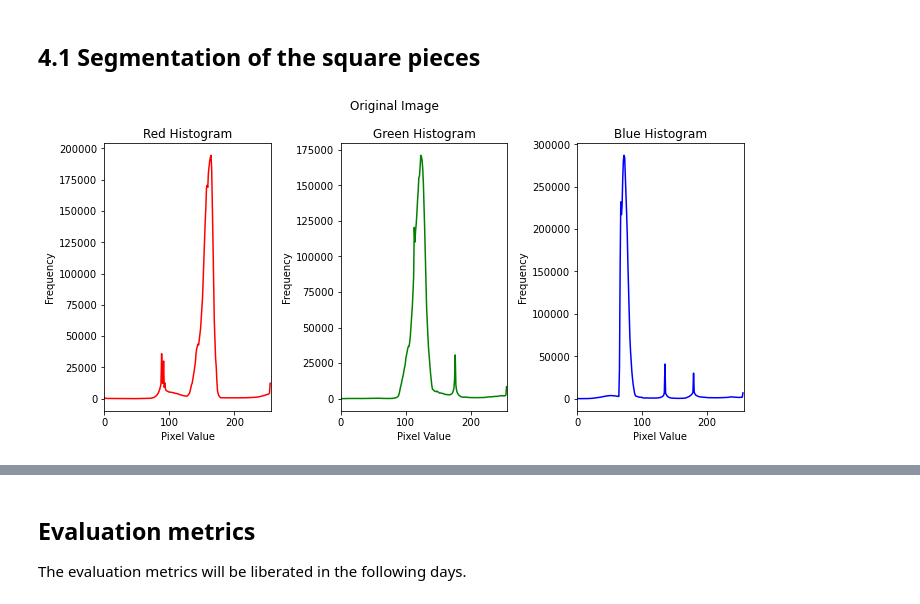
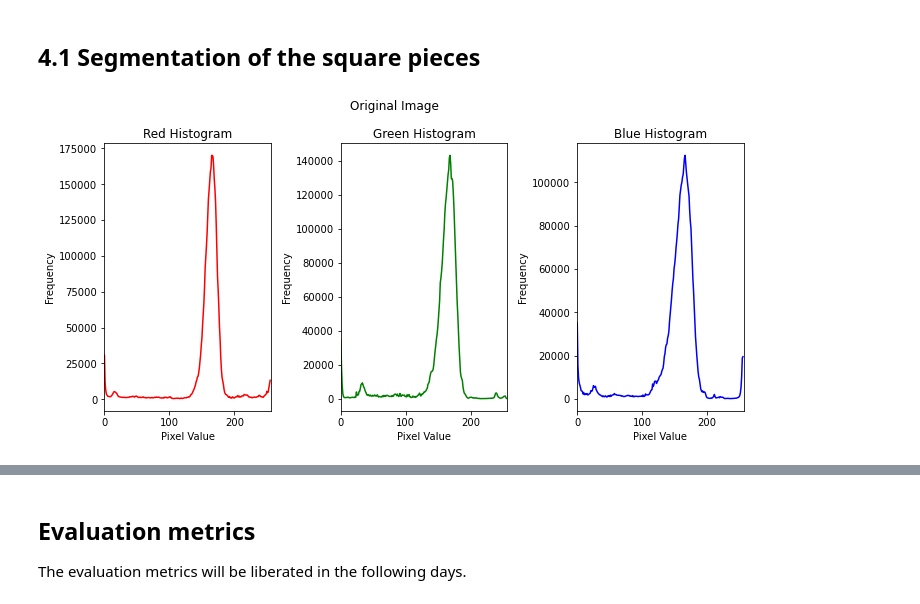
Before and after one commit to tobiasforest/iapr, a Jupyter notebook: project/project.ipynb, the cells around one changed output, grey strips where cells are left out. Saved outputs shown, nothing was run; the diff lists cells and outputs as text; code cells hidden in the pictures.

```diff
--- a/project/project.ipynb
+++ b/project/project.ipynb
@@ -301,7 +301,7 @@ def plot_image(image: np.ndarray, title: str = ''):
     plt.tight_layout()
     plt.show()
 # %%
-test_image = "../data_project/train2/train_00.png"
+test_image = "../data_project/train2/train_05.png"
 plot_image(cv2.imread(test_image), title='Original Image')
 # %% [output]
-[figure, old version]
+[figure, new version]
```
Also changed, not shown: parts of 14 cells of this notebook.
